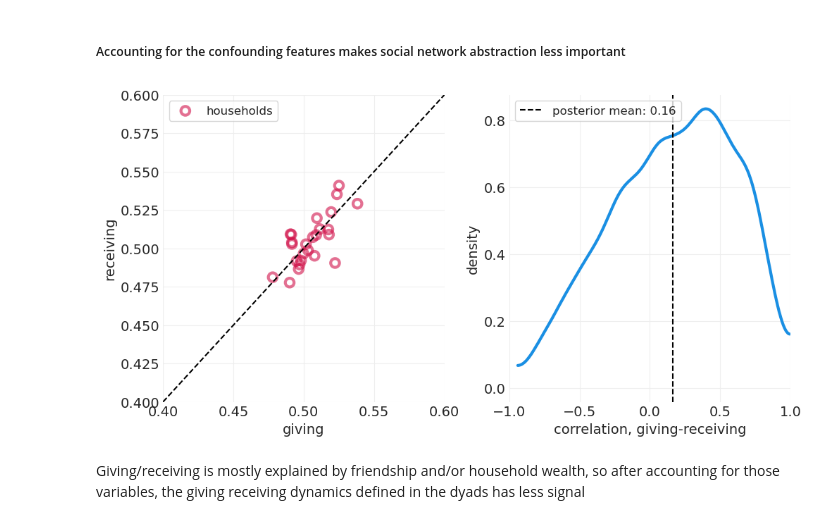
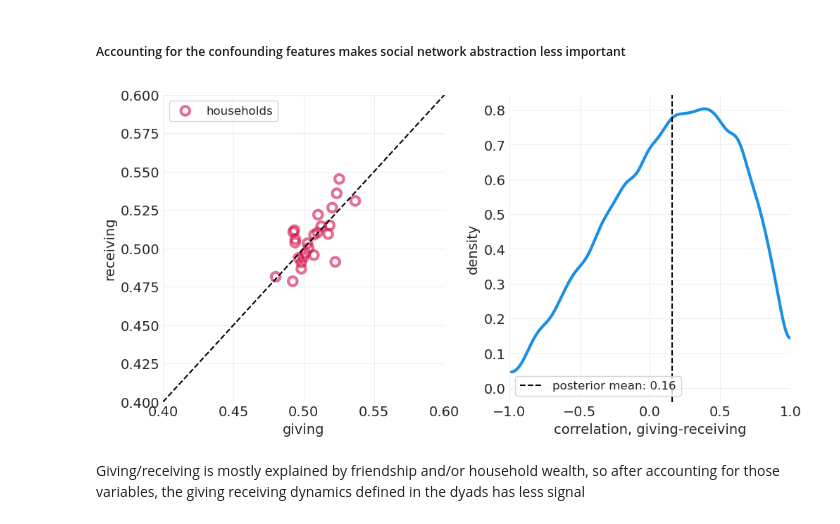
Before and after one commit to guillaumeberthon/StatRethink2023-PyMC5, a Jupyter notebook: Lecture 15 - Social Networks.ipynb, the cells around one changed output. Saved outputs shown, nothing was run; the diff lists cells and outputs as text; code cells hidden in the pictures.

```diff
--- a/Lecture 15 - Social Networks.ipynb
+++ b/Lecture 15 - Social Networks.ipynb
@@ -1445,9 +1536,9 @@ az.compare(
 # %% [markdown]
 ##### Accounting for the confounding features makes social network abstraction less important
 # %%
-plot_wealth_gifting_posterior(simulated_grf_inference, data_range=(.4, .6))
+plot_wealth_gifting_posterior(simulated_grf_inference_c, data_range=(.4, .6))
 # %% [output]
-[figure, old version]
+[figure, new version]
 # %% [markdown]
 Giving/receiving is mostly explained by friendship and/or household wealth, so after accounting for those variables, the giving receiving dynamics defined in the dyads has less signal
 # %% [markdown]
```
Also changed, not shown: parts of 16 cells of this notebook.
